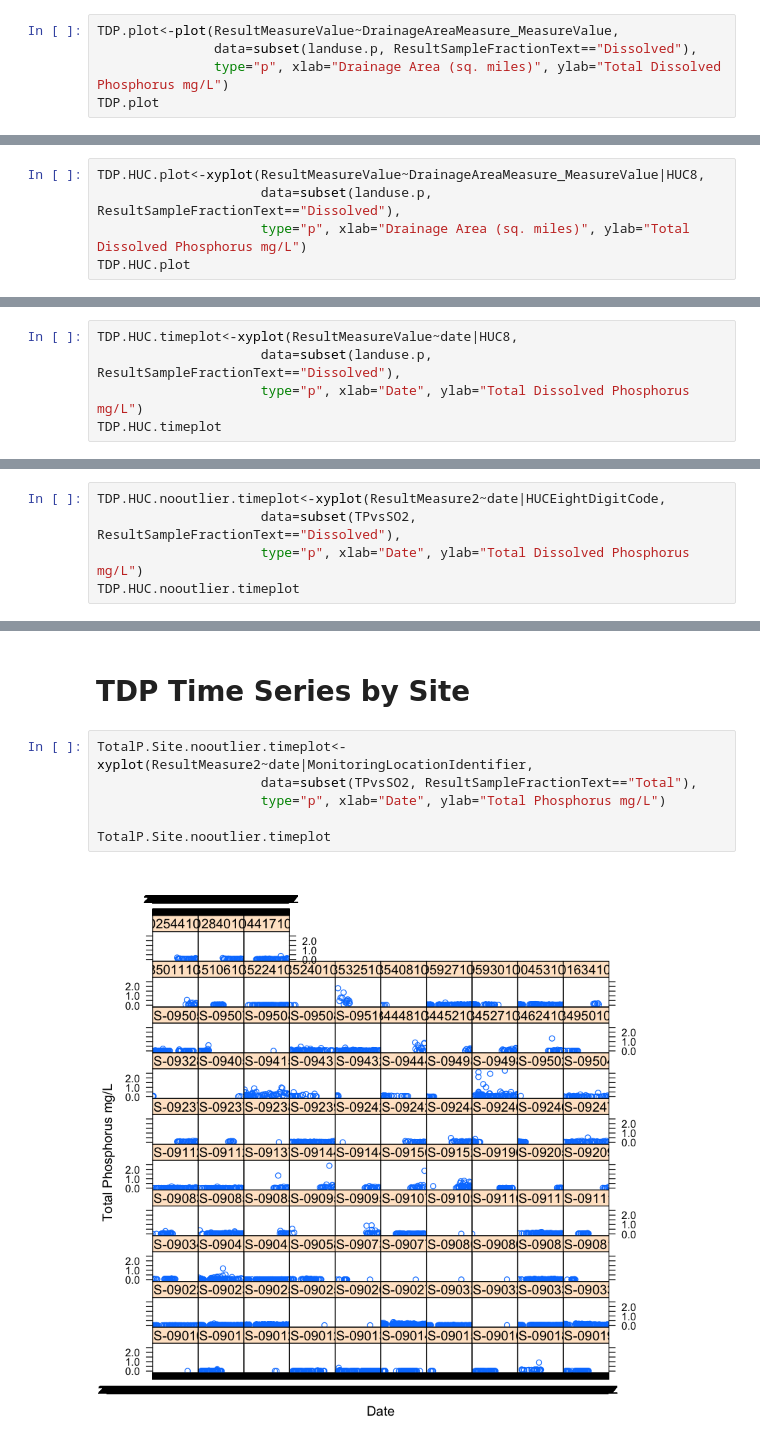
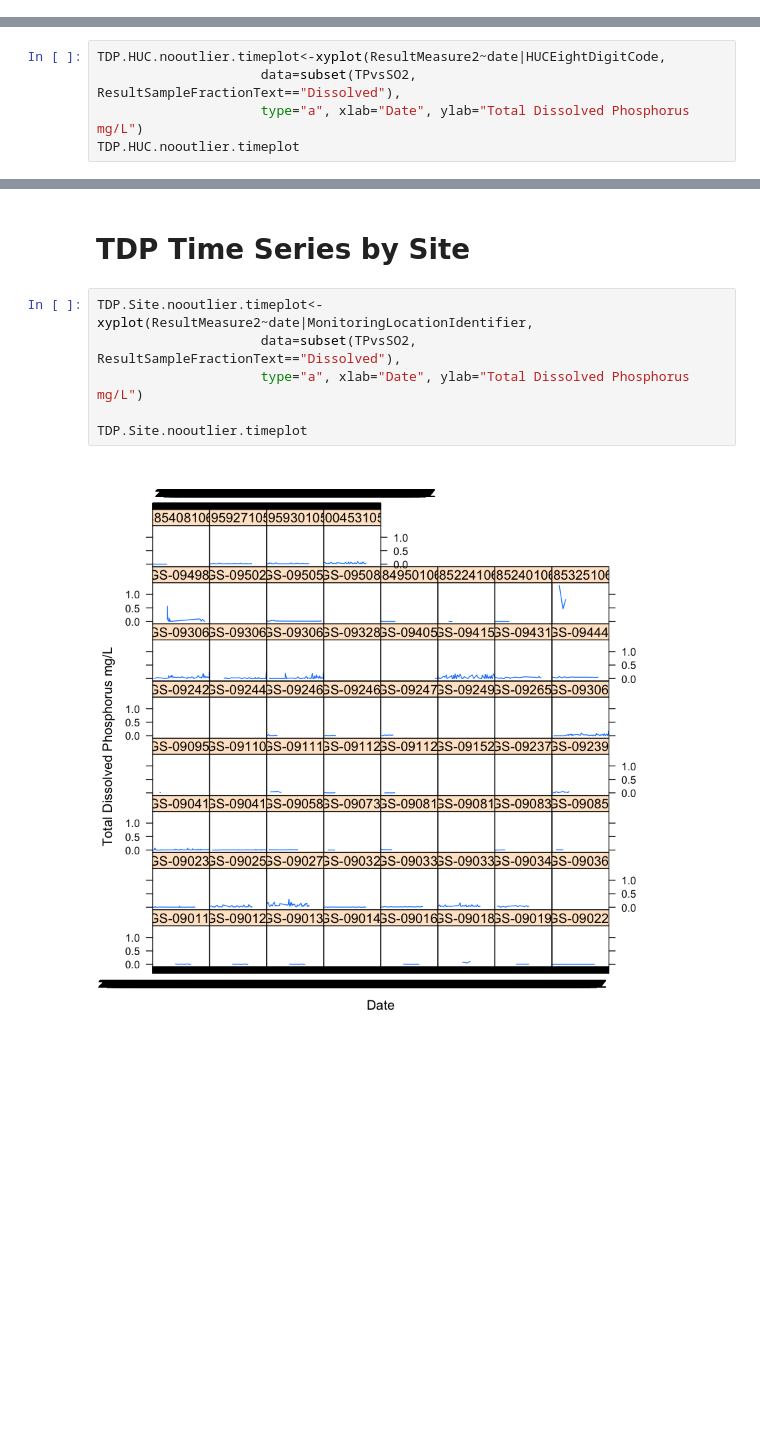
Before and after one commit to erinlarson/DDESSS_Stream_Dream_Team, a Jupyter notebook: Streams_Prelim_Plots.ipynb, the cells around one changed output, grey strips where cells are left out. Cells and saved outputs as stored; diff of their text form; blank space fills up the shorter version.

Commit message:
updated plots of variability by stream order

```diff
--- a/Streams_Prelim_Plots.ipynb
+++ b/Streams_Prelim_Plots.ipynb
@@ -135,5 +82,0 @@ TPvSO<-plot(ResultMeasure2~STRAHLER2,data=subset(TPvsSO2,ResultSampleFractionTex
-# %%
-TDP.plot<-plot(ResultMeasureValue~DrainageAreaMeasure_MeasureValue,
-               data=subset(landuse.p, ResultSampleFractionText=="Dissolved"),
-               type="p", xlab="Drainage Area (sq. miles)", ylab="Total Dissolved Phosphorus mg/L")
-TDP.plot
@@ -145,5 +82,0 @@ NULL
-# %%
-TDP.HUC.plot<-xyplot(ResultMeasureValue~DrainageAreaMeasure_MeasureValue|HUC8,
-                     data=subset(landuse.p, ResultSampleFractionText=="Dissolved"),
-                     type="p", xlab="Drainage Area (sq. miles)", ylab="Total Dissolved Phosphorus mg/L")
-TDP.HUC.plot
@@ -154,5 +82,0 @@ TDP.HUC.plot
-# %%
-TDP.HUC.timeplot<-xyplot(ResultMeasureValue~date|HUC8,
-                     data=subset(landuse.p, ResultSampleFractionText=="Dissolved"),
-                     type="p", xlab="Date", ylab="Total Dissolved Phosphorus mg/L")
-TDP.HUC.timeplot
@@ -172,6 +85,6 @@ TotalP.HUC.timeplot
 # %%
 TDP.HUC.nooutlier.timeplot<-xyplot(ResultMeasure2~date|HUCEightDigitCode,
                      data=subset(TPvsSO2, ResultSampleFractionText=="Dissolved"),
-                     type="p", xlab="Date", ylab="Total Dissolved Phosphorus mg/L")
+                     type="a", xlab="Date", ylab="Total Dissolved Phosphorus mg/L")
 TDP.HUC.nooutlier.timeplot
 # %% [output]
@@ -188,10 +112,10 @@ TotalP.HUC.nooutlier.timeplot
 # %% [markdown]
 # TDP Time Series by Site
 # %%
-TotalP.Site.nooutlier.timeplot<-xyplot(ResultMeasure2~date|MonitoringLocationIdentifier,
-                     data=subset(TPvsSO2, ResultSampleFractionText=="Total"),
-                     type="p", xlab="Date", ylab="Total Phosphorus mg/L")
+TDP.Site.nooutlier.timeplot<-xyplot(ResultMeasure2~date|MonitoringLocationIdentifier,
+                     data=subset(TPvsSO2, ResultSampleFractionText=="Dissolved"),
+                     type="a", xlab="Date", ylab="Total Dissolved Phosphorus mg/L")
 
-TotalP.Site.nooutlier.timeplot
+TDP.Site.nooutlier.timeplot
 # %% [output]
-[figure, old version]
+[figure, new version]
```
Also changed, not shown: parts of 53 cells of this notebook, 1 other file.
